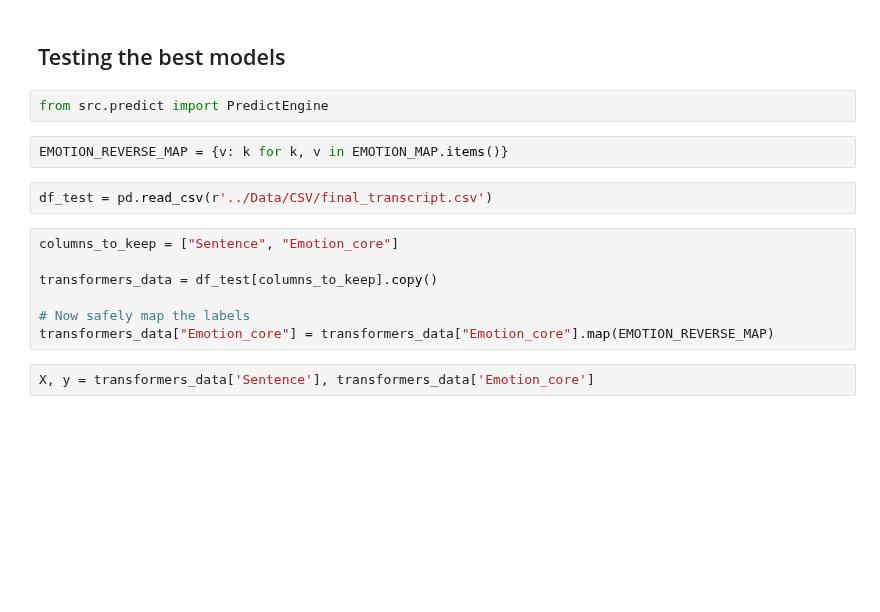
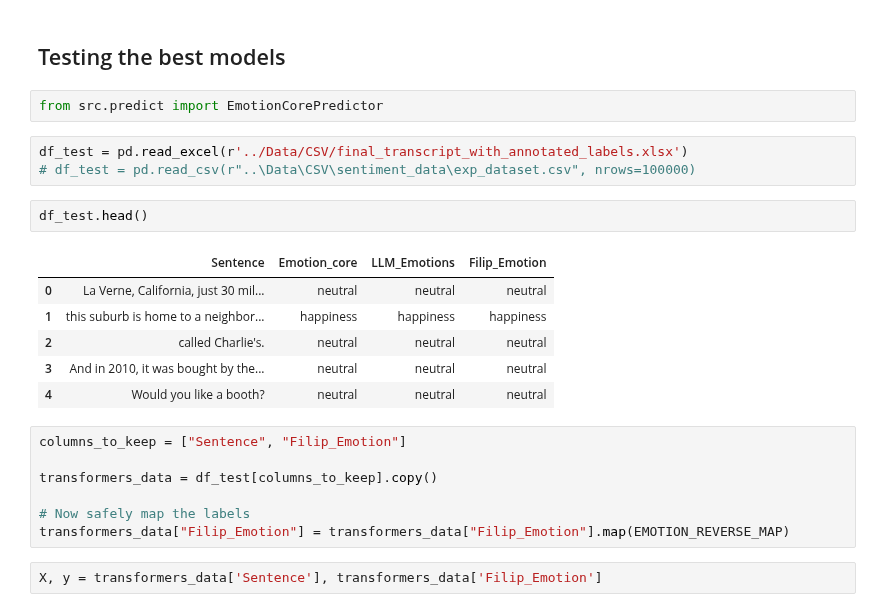
Before and after one commit to dafaqboomduck/nlp-project, a Jupyter notebook: Notebooks/test.ipynb, the cells around one changed output. Drawn from its saved outputs; the diff is of its cells as text; blank space fills up the shorter version.

Commit message:
Update test notebook

```diff
--- a/Notebooks/test.ipynb
+++ b/Notebooks/test.ipynb
@@ -529,18 +413,26 @@ plt.show()
 # %% [markdown]
 ## Testing the best models
 # %%
-from src.predict import PredictEngine
+from src.predict import EmotionCorePredictor
-# %%
-EMOTION_REVERSE_MAP = {v: k for k, v in EMOTION_MAP.items()}
 # %%
-df_test = pd.read_csv(r'../Data/CSV/final_transcript.csv')
+df_test = pd.read_excel(r'../Data/CSV/final_transcript_with_annotated_labels.xlsx')
+# df_test = pd.read_csv(r"..\Data\CSV\sentiment_data\exp_dataset.csv", nrows=100000)
+# %%
+df_test.head()
+# %% [output]
+|  | Sentence | Emotion_core | LLM_Emotions | Filip_Emotion |
+| 0 | La Verne, California, just 30 mil... | neutral | neutral | neutral |
+| 1 | this suburb is home to a neighbor... | happiness | happiness | happiness |
+| 2 | called Charlie's. | neutral | neutral | neutral |
+| 3 | And in 2010, it was bought by the... | neutral | neutral | neutral |
+| 4 | Would you like a booth? | neutral | neutral | neutral |
 # %%
-columns_to_keep = ["Sentence", "Emotion_core"]
+columns_to_keep = ["Sentence", "Filip_Emotion"]
 
 transformers_data = df_test[columns_to_keep].copy()
 
 # Now safely map the labels
-transformers_data["Emotion_core"] = transformers_data["Emotion_core"].map(EMOTION_REVERSE_MAP)
+transformers_data["Filip_Emotion"] = transformers_data["Filip_Emotion"].map(EMOTION_REVERSE_MAP)
 # %%
-X, y = transformers_data['Sentence'], transformers_data['Emotion_core']
+X, y = transformers_data['Sentence'], transformers_data['Filip_Emotion']
 # %%
```
Also changed, not shown: parts of 32 cells of this notebook.
